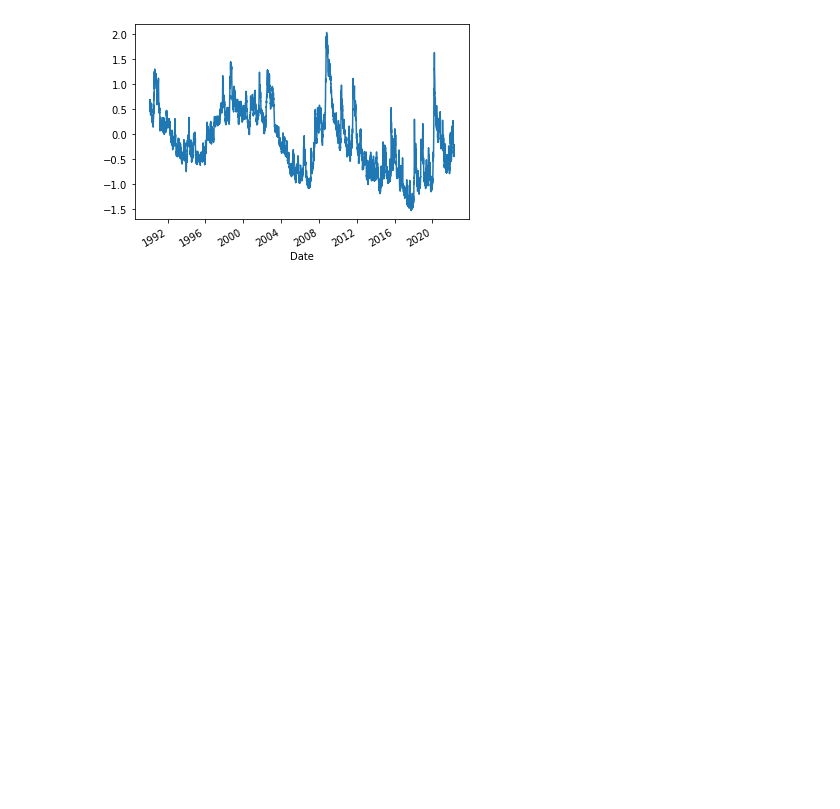
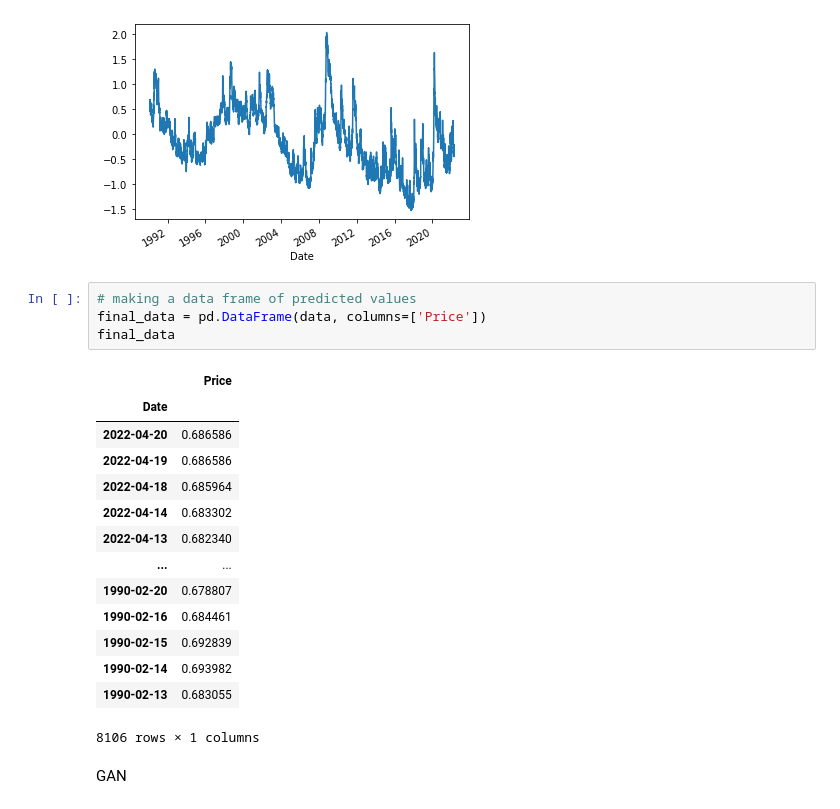
Before and after one commit to w1767/PhD, a Jupyter notebook: ARIMA_LSTM_SVM_RF_CNN_05_july.ipynb, the cells around one changed output. Cells and saved outputs as stored; diff of their text form; blank space fills up the shorter version.

```diff
--- a/ARIMA_LSTM_SVM_RF_CNN_05_july.ipynb
+++ b/ARIMA_LSTM_SVM_RF_CNN_05_july.ipynb
@@ -556,3 +556,24 @@ predictions_ARIMA_log.plot()
 # %% [output]
 <matplotlib.axes._subplots.AxesSubplot at 0x...>
 [figure]
+# %%
+# making a data frame of predicted values
+final_data = pd.DataFrame(data, columns=['Price'])
+final_data
+# %% [output]
+|  | Price |
+| Date |  |
+| 2022-04-20 | 0.686586 |
+| 2022-04-19 | 0.686586 |
+| 2022-04-18 | 0.685964 |
+| 2022-04-14 | 0.683302 |
+| 2022-04-13 | 0.682340 |
+| ... | ... |
+| 1990-02-20 | 0.678807 |
+| 1990-02-16 | 0.684461 |
+| 1990-02-15 | 0.692839 |
+| 1990-02-14 | 0.693982 |
+| 1990-02-13 | 0.683055 |
+8106 rows × 1 columns
+# %% [markdown]
+GAN
```
Also changed, not shown: parts of 5 cells of this notebook.
